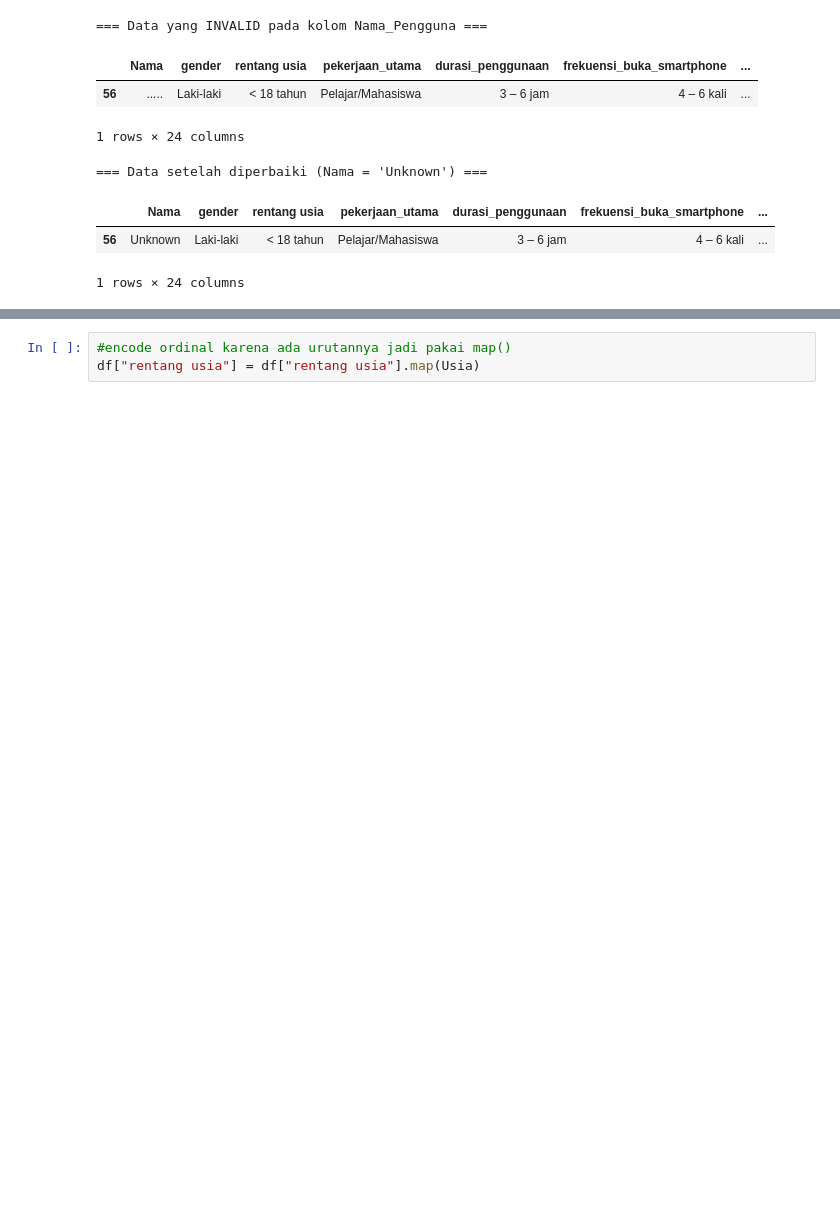
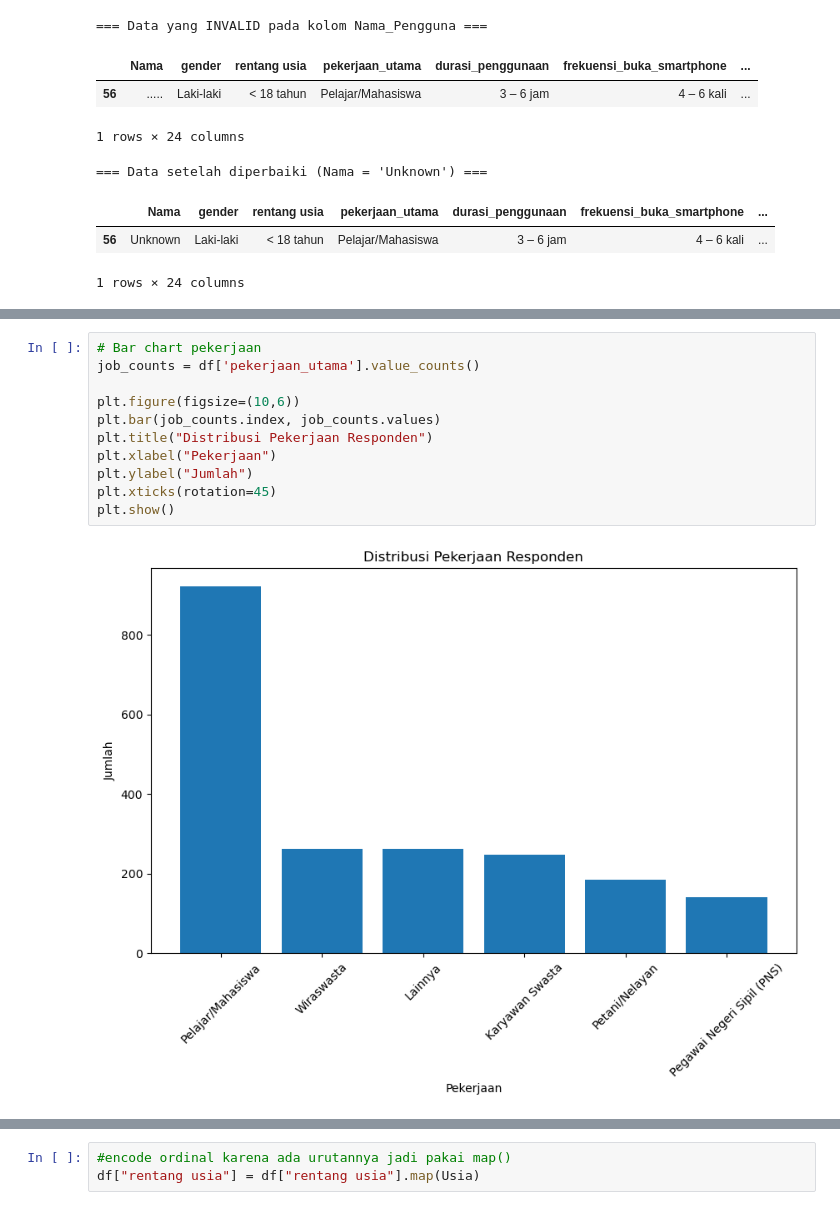
Before and after one commit to boasray/Proyek-Dasi-Dalis, a Jupyter notebook: Untitled1.ipynb, the cells around one changed output, grey strips where cells are left out. Cells and saved outputs as stored; diff of their text form; blank space fills up the shorter version.

```diff
--- a/Untitled1.ipynb
+++ b/Untitled1.ipynb
@@ -101,0 +139,13 @@ display(fixed_rows)
+# %%
+# Bar chart pekerjaan
+job_counts = df['pekerjaan_utama'].value_counts()
+
+plt.figure(figsize=(10,6))
+plt.bar(job_counts.index, job_counts.values)
+plt.title("Distribusi Pekerjaan Responden")
+plt.xlabel("Pekerjaan")
+plt.ylabel("Jumlah")
+plt.xticks(rotation=45)
+plt.show()
+# %% [output]
+[figure, added]
```
Also changed, not shown: parts of 50 cells of this notebook, 7 other files.
